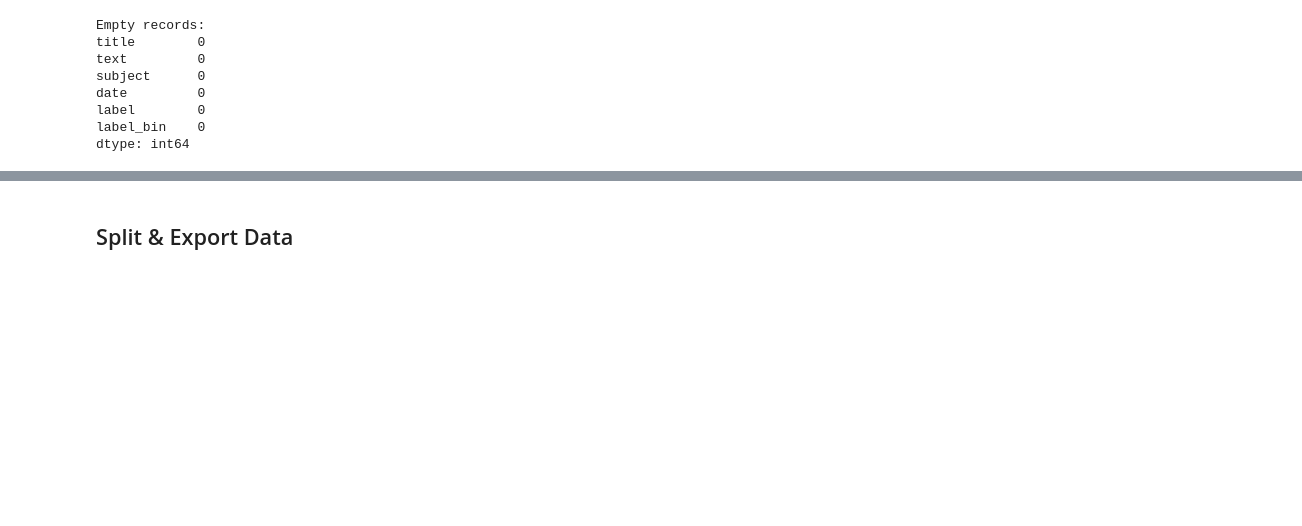
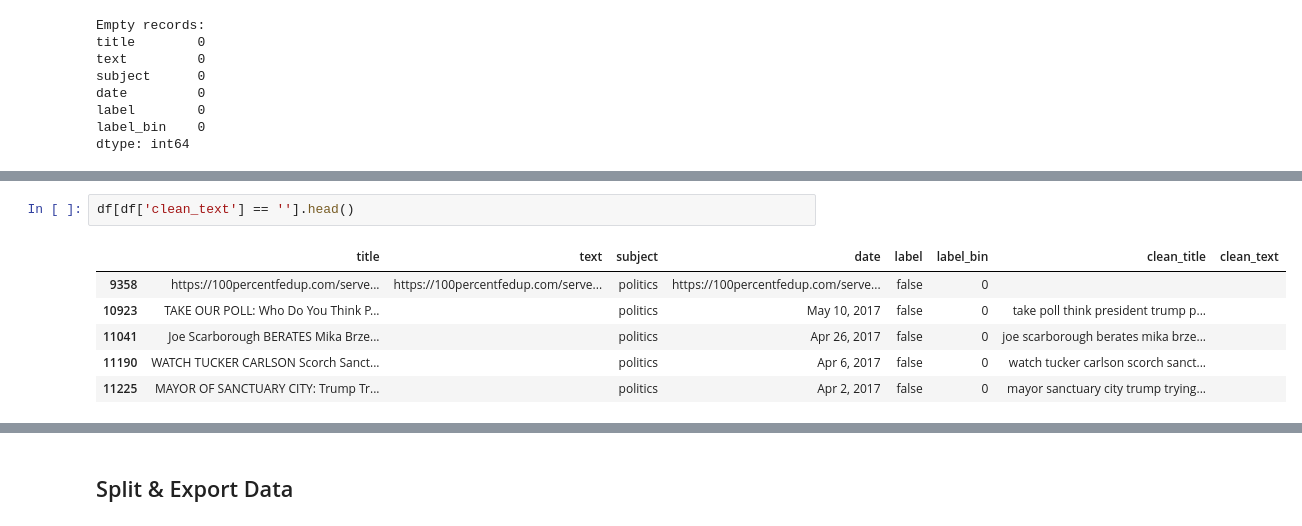
Before and after one commit to akikoiwamizu/w207-project, a Jupyter notebook: eda_ai.ipynb, the cells around one changed output, grey strips where cells are left out. Drawn from its saved outputs; the diff is of its cells as text; blank space fills up the shorter version.

```diff
--- a/eda_ai.ipynb
+++ b/eda_ai.ipynb
@@ -92,0 +177,9 @@ dtype: int64
+# %%
+df[df['clean_text'] == ''].head()
+# %% [output]
+|  | title | text | subject | date | label | label_bin | clean_title | clean_text |
+| 9358 | https://100percentfedup.com/serve... | https://100percentfedup.com/serve... | politics | https://100percentfedup.com/serve... | false | 0 |  |  |
+| 10923 | TAKE OUR POLL: Who Do You Think P... |  | politics | May 10, 2017 | false | 0 | take poll think president trump p... |  |
+| 11041 | Joe Scarborough BERATES Mika Brze... |  | politics | Apr 26, 2017 | false | 0 | joe scarborough berates mika brze... |  |
+| 11190 | WATCH TUCKER CARLSON Scorch Sanct... |  | politics | Apr 6, 2017 | false | 0 | watch tucker carlson scorch sanct... |  |
+| 11225 | MAYOR OF SANCTUARY CITY: Trump Tr... |  | politics | Apr 2, 2017 | false | 0 | mayor sanctuary city trump trying... |  |
```
Also changed, not shown: parts of 13 cells of this notebook.
